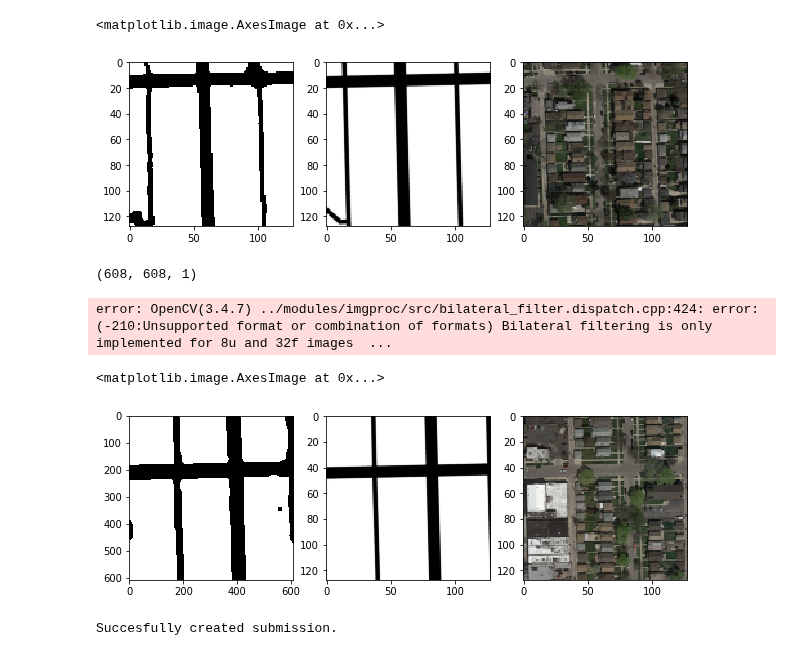
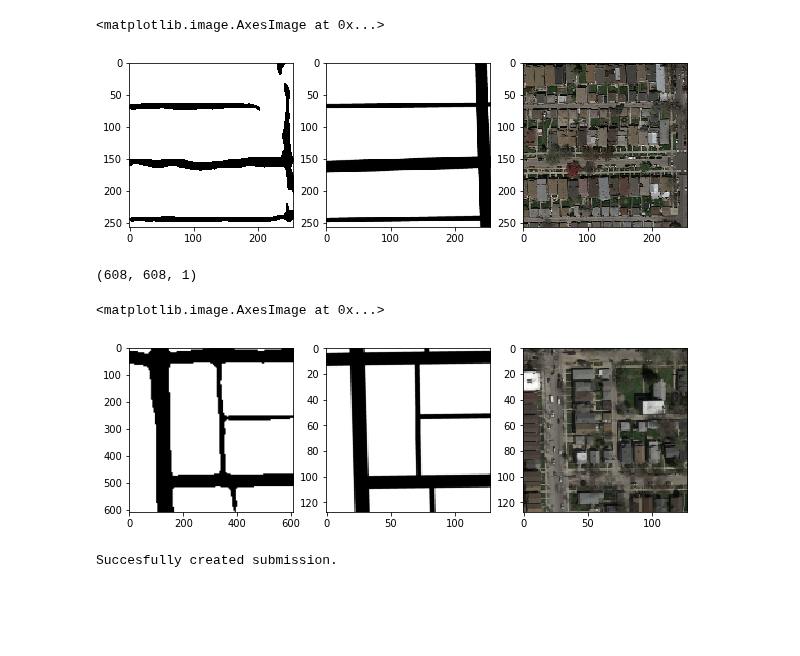
Before and after one commit to theodorhusefest/CS433-project2-road-segmentation, a Jupyter notebook: visualize_predictions.ipynb, the cells around one changed output. Drawn from its saved outputs; the diff is of its cells as text; code cells hidden in the pictures; blank space fills up the shorter version.

```diff
--- a/visualize_predictions.ipynb
+++ b/visualize_predictions.ipynb
@@ -16,12 +14,12 @@ Using TensorFlow backend.
 # %%
 # Load images
-PATCH_SIZE = 128
+PATCH_SIZE = 256
 
 x_train, x_test, y_train, y_test = data_generator(PATCH_SIZE, num_images = 15, rotation_degs=[])
 # %%
 # Build model equal to the tested model
 
-unet = UNET(args = '', image_shape = (PATCH_SIZE, PATCH_SIZE, 3), layers = 3)
+unet = UNET(args = '', image_shape = (PATCH_SIZE, PATCH_SIZE, 3), layers = 4)
 unet.build_model()
 model = unet.get_model()
 # %% [output]
@@ -57,7 +57,7 @@ Trainable params: 489,617
 Non-trainable params: 0
 __________________________________________________________________________________________________
 # %%
-model.load_weights('./models/F1_0.8458_LAY3.h5')
+model.load_weights('./models/keras-job-dir_weights_lay4_epoch40_12_12.40.h5')
 # %%
 model.evaluate(x_test, y_test)
 # %% [output]
@@ -70,6 +70,6 @@ model.evaluate(x_test, y_test)
 # %%
 # Run predictions
-n = 1
+n = 10
 pred = model.predict(x_train[n:n+1, :, :, :])
 pred[pred > 0.5] = 1
 pred[pred <= 0.5] = 0
@@ -84,5 +84,5 @@ plt.subplot(1,3,3)
 plt.imshow(x_train[n].reshape(PATCH_SIZE, PATCH_SIZE, 3))
 # %% [output]
 <matplotlib.image.AxesImage at 0x...>
-[figure, old version]
+[figure, new version]
 # %%
@@ -91,28 +93,17 @@ p = np.asarray([resize(pred[i], (608, 608, 1)) for i in range(len(pred))])
 p[0].shape
 # %% [output]
 (608, 608, 1)
-# %%
-import cv2
-fs = 15
-kernel = np.ones((fs, fs), np.float32)/(fs*fs)
-blur = cv2.bilateralFilter(p[0], 9, 75, 75)
-tol = 0.1
-
-blur[blur > tol] = 1
-blur[blur <= tol] = 0
-# %% [output]
-error: OpenCV(3.4.7) ../modules/imgproc/src/bilateral_filter.dispatch.cpp:424: error: (-210:Unsupported format or combination of formats) Bilateral filtering is only implemented for 8u and 32f images  ...
 # %%
 f = plt.figure(figsize = (10, 15))
 plt.subplot(1,3,1)
-plt.imshow(blur.reshape(NEW_SIZE, NEW_SIZE), cmap = 'Greys')
+plt.imshow(p.reshape(NEW_SIZE, NEW_SIZE), cmap = 'Greys')
 plt.subplot(1,3,2)
 plt.imshow(y_train[n].reshape(PATCH_SIZE, PATCH_SIZE), cmap = 'Greys')
 plt.subplot(1,3,3)
 plt.imshow(x_train[n].reshape(PATCH_SIZE, PATCH_SIZE, 3))
 # %% [output]
 <matplotlib.image.AxesImage at 0x...>
-[figure, old version]
+[figure, new version]
 # %%
 from src.create_submission import create_submission
 
```
Also changed, not shown: parts of 5 cells of this notebook, 17 other files.
